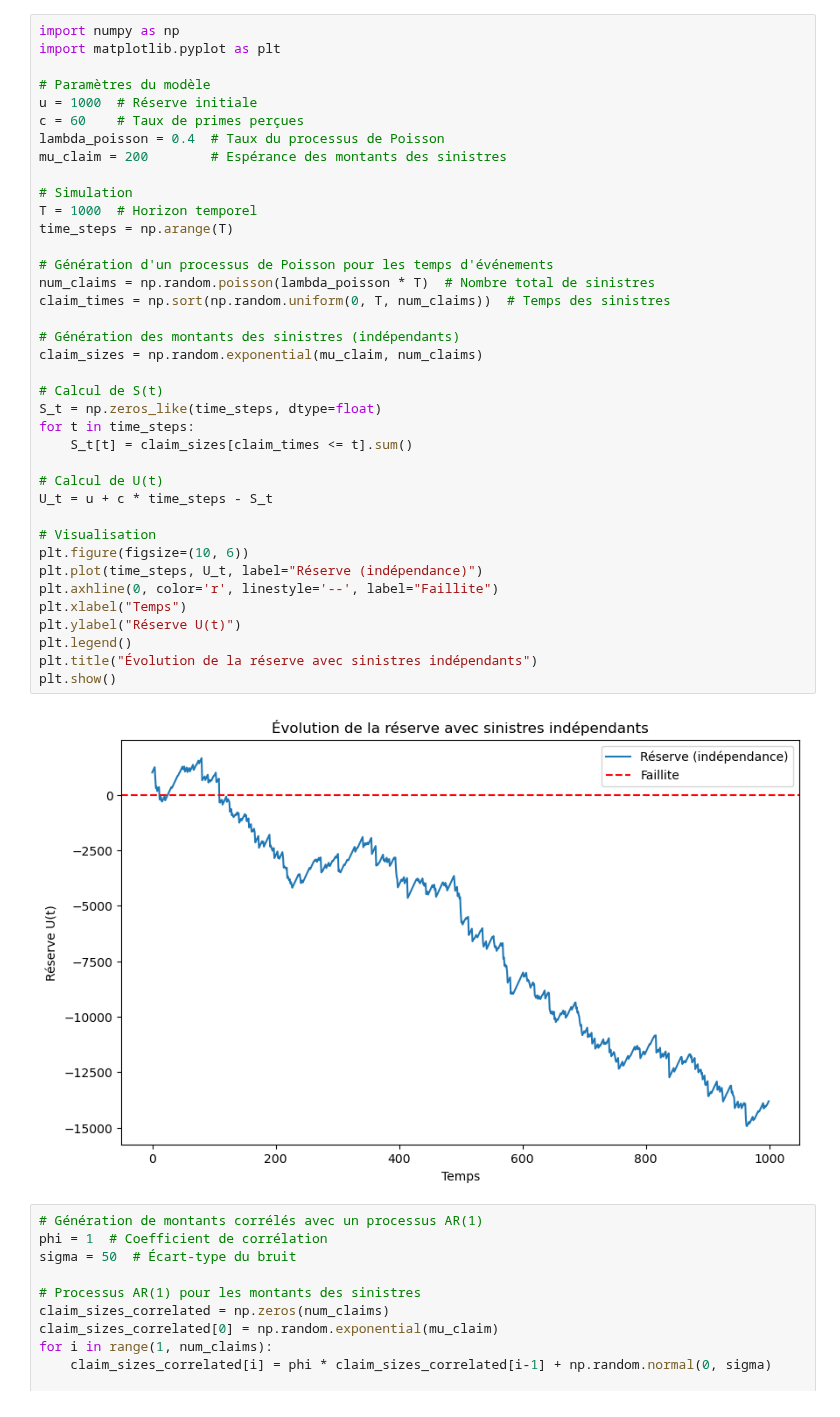
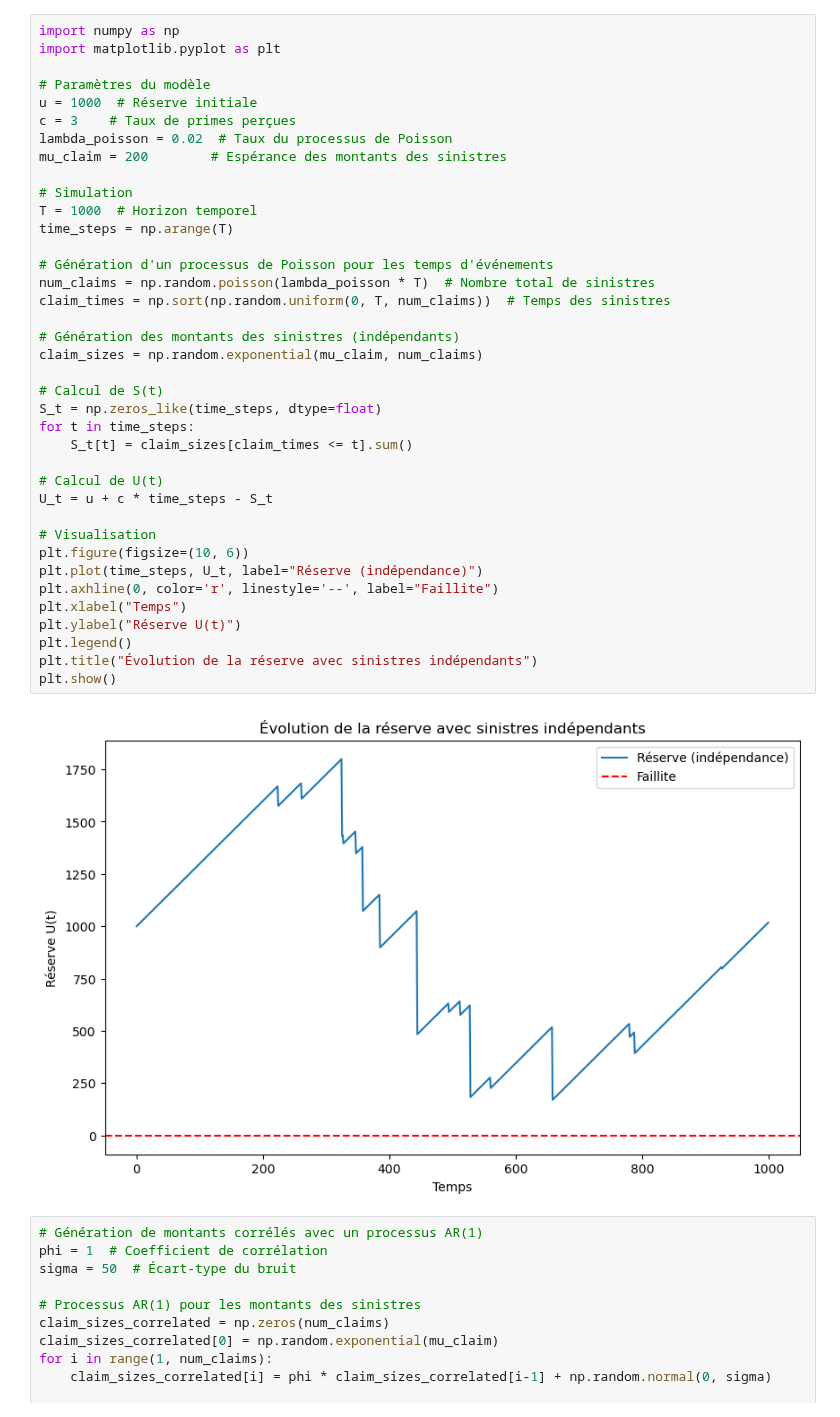
Before and after one commit to MaxMosh/n7-SN, a Jupyter notebook: 3A ModIA/S9 (INSA)/Processus de Poisson appliqués à l’Actuariat et à la Fiabilité/Projet/Modélisation processus dépendants.ipynb, the cells around one changed output. Drawn from its saved outputs; the diff is of its cells as text.

```diff
--- a/3A ModIA/S9 (INSA)/Processus de Poisson appliqués à l’Actuariat et à la Fiabilité/Projet/Modélisation processus dépendants.ipynb
+++ b/3A ModIA/S9 (INSA)/Processus de Poisson appliqués à l’Actuariat et à la Fiabilité/Projet/Modélisation processus dépendants.ipynb
@@ -4,40 +4,40 @@ import matplotlib.pyplot as plt
 
 # Paramètres du modèle
 u = 1000  # Réserve initiale
-c = 60    # Taux de primes perçues
-lambda_poisson = 0.4  # Taux du processus de Poisson
+c = 3    # Taux de primes perçues
+lambda_poisson = 0.02  # Taux du processus de Poisson
 mu_claim = 200        # Espérance des montants des sinistres
 
 # Simulation
 T = 1000  # Horizon temporel
 time_steps = np.arange(T)
 
 # Génération d'un processus de Poisson pour les temps d'événements
 num_claims = np.random.poisson(lambda_poisson * T)  # Nombre total de sinistres
 claim_times = np.sort(np.random.uniform(0, T, num_claims))  # Temps des sinistres
 
 # Génération des montants des sinistres (indépendants)
 claim_sizes = np.random.exponential(mu_claim, num_claims)
 
 # Calcul de S(t)
 S_t = np.zeros_like(time_steps, dtype=float)
 for t in time_steps:
     S_t[t] = claim_sizes[claim_times <= t].sum()
 
 # Calcul de U(t)
 U_t = u + c * time_steps - S_t
 
 # Visualisation
 plt.figure(figsize=(10, 6))
 plt.plot(time_steps, U_t, label="Réserve (indépendance)")
 plt.axhline(0, color='r', linestyle='--', label="Faillite")
 plt.xlabel("Temps")
 plt.ylabel("Réserve U(t)")
 plt.legend()
 plt.title("Évolution de la réserve avec sinistres indépendants")
 plt.show()
 # %% [output]
-[figure, old version]
+[figure, new version]
 # %%
 # Génération de montants corrélés avec un processus AR(1)
 phi = 1  # Coefficient de corrélation
```
Also changed, not shown: 4 other files.
